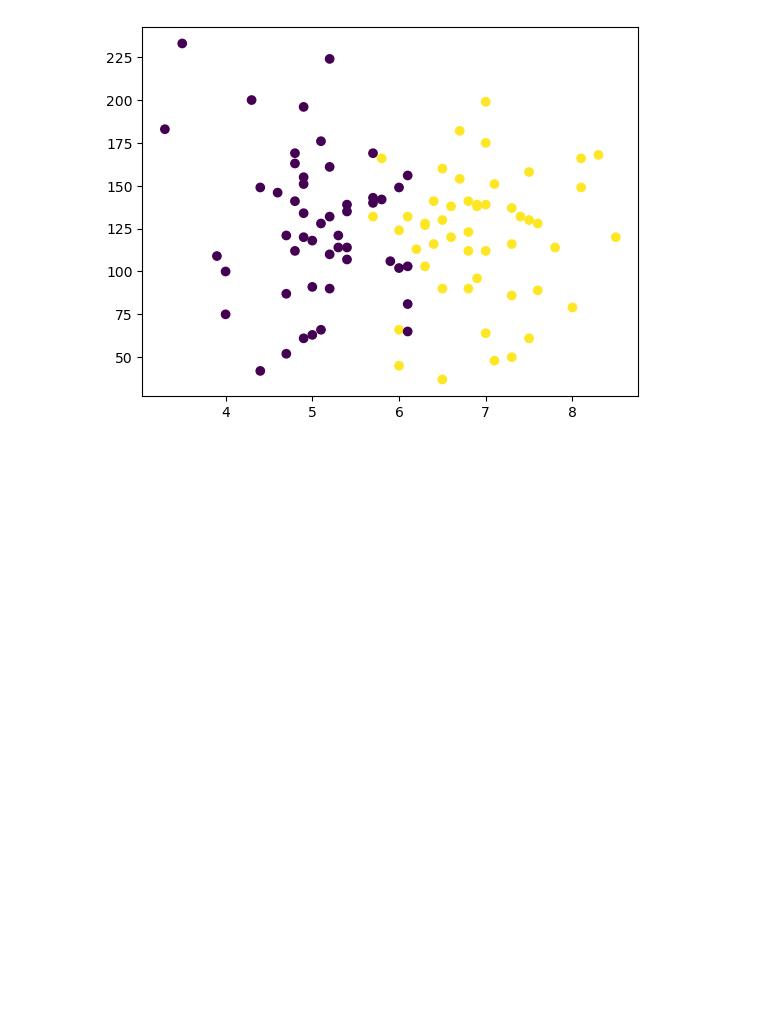
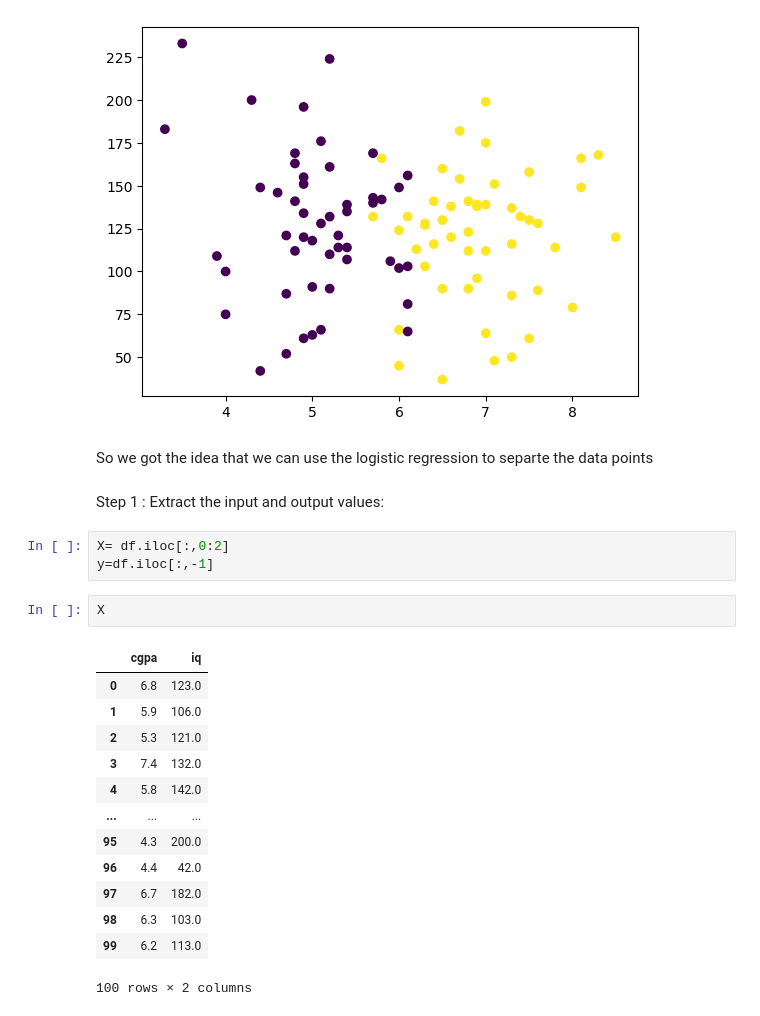
Before and after one commit to Foolmannn/ml-learnings, a Jupyter notebook: 2SimpleML_Project/placement_predict.ipynb, the cells around one changed output. Saved outputs shown, nothing was run; the diff lists cells and outputs as text; blank space fills up the shorter version.

```diff
--- a/2SimpleML_Project/placement_predict.ipynb
+++ b/2SimpleML_Project/placement_predict.ipynb
@@ -67,3 +69,26 @@ plt.scatter(df['cgpa'],df['iq'],c=df['placement'])
 # %% [output]
 <matplotlib.collections.PathCollection at 0x...>
 [figure]
+# %% [markdown]
+So we got the idea that we can use the logistic regression to separte the data points
+# %% [markdown]
+Step 1 : Extract the input and output values:
+# %%
+X= df.iloc[:,0:2]
+y=df.iloc[:,-1]
+# %%
+X
+# %% [output]
+|  | cgpa | iq |
+| 0 | 6.8 | 123.0 |
+| 1 | 5.9 | 106.0 |
+| 2 | 5.3 | 121.0 |
+| 3 | 7.4 | 132.0 |
+| 4 | 5.8 | 142.0 |
+| ... | ... | ... |
+| 95 | 4.3 | 200.0 |
+| 96 | 4.4 | 42.0 |
+| 97 | 6.7 | 182.0 |
+| 98 | 6.3 | 103.0 |
+| 99 | 6.2 | 113.0 |
+100 rows × 2 columns
```
Also changed, not shown: parts of 24 cells of this notebook.
